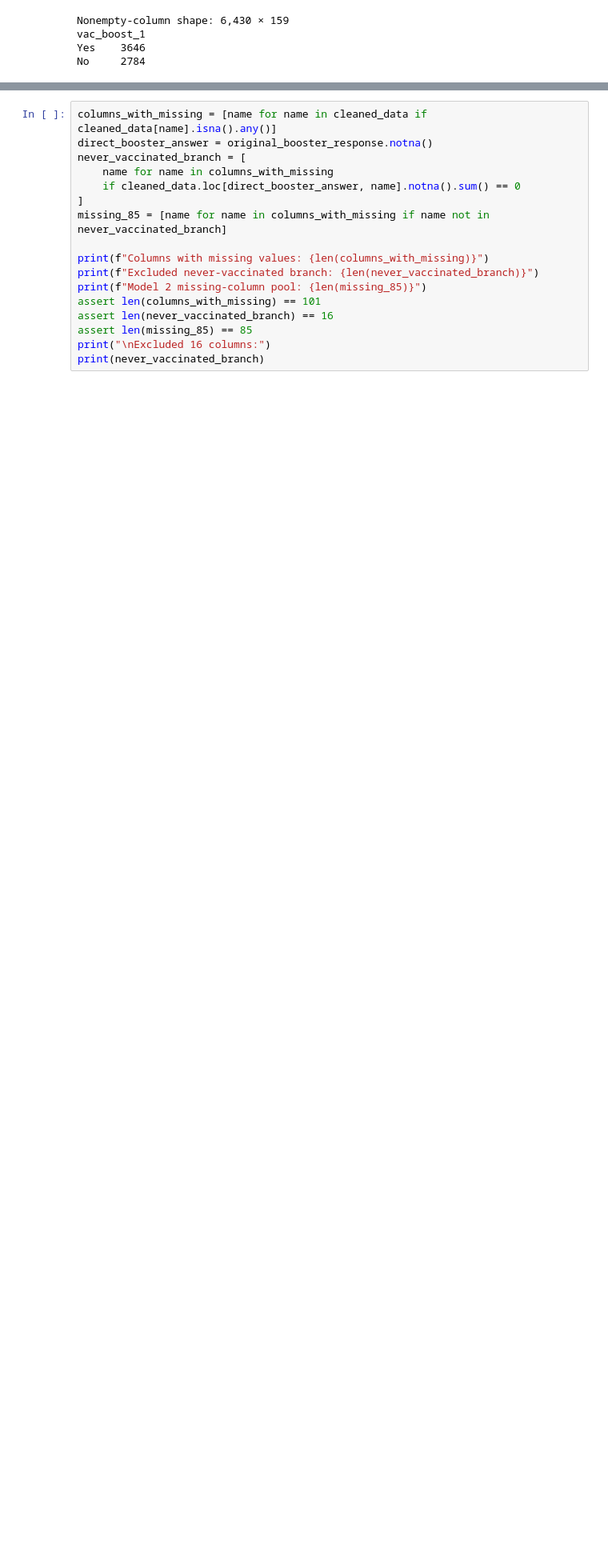
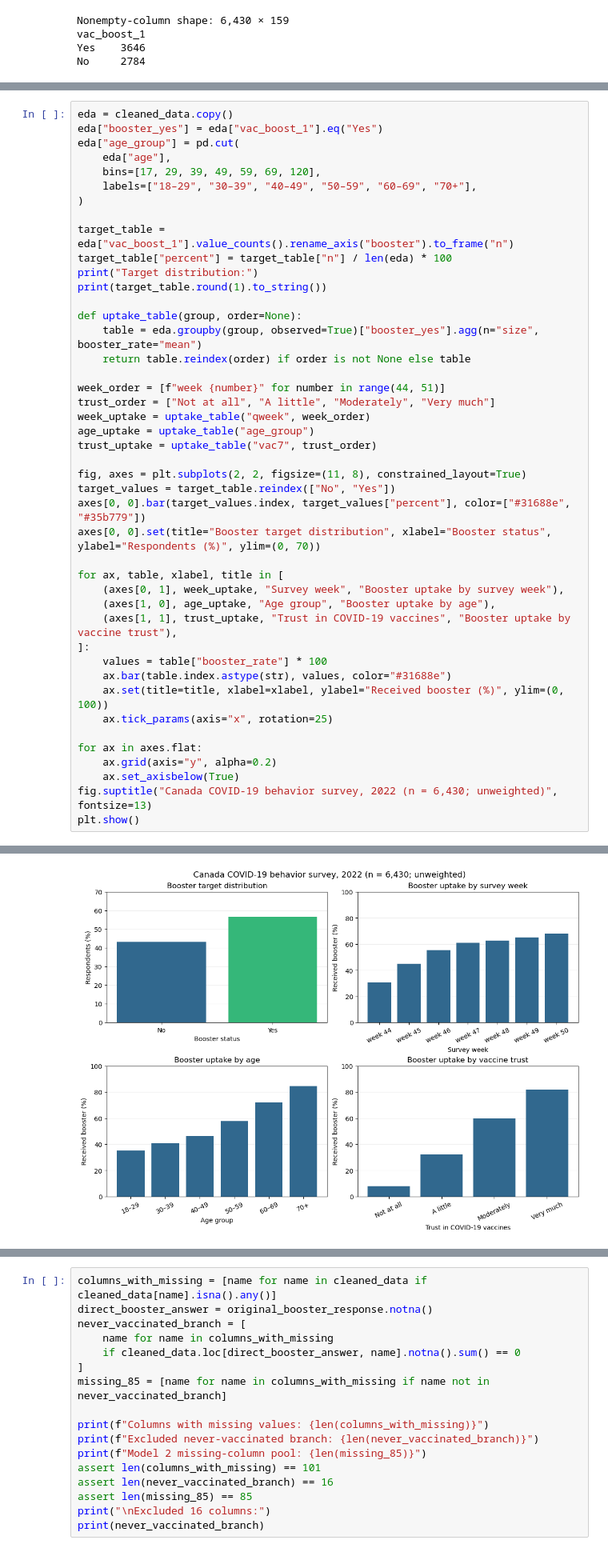
Before and after one commit to jimmyrua/8413-ML-GA1, a Jupyter notebook: GA1_model_2_missing_values.ipynb, the cells around one changed output, grey strips where cells are left out. Shown at 80% size. Drawn from its saved outputs; the diff is of its cells as text; blank space fills up the shorter version.

```diff
--- a/GA1_model_2_missing_values.ipynb
+++ b/GA1_model_2_missing_values.ipynb
@@ -50,0 +58,45 @@ No     2784
+# %%
+eda = cleaned_data.copy()
+eda["booster_yes"] = eda["vac_boost_1"].eq("Yes")
+eda["age_group"] = pd.cut(
+    eda["age"],
+    bins=[17, 29, 39, 49, 59, 69, 120],
+    labels=["18–29", "30–39", "40–49", "50–59", "60–69", "70+"],
+)
+
+target_table = eda["vac_boost_1"].value_counts().rename_axis("booster").to_frame("n")
+target_table["percent"] = target_table["n"] / len(eda) * 100
+print("Target distribution:")
+print(target_table.round(1).to_string())
+
+def uptake_table(group, order=None):
+    table = eda.groupby(group, observed=True)["booster_yes"].agg(n="size", booster_rate="mean")
+    return table.reindex(order) if order is not None else table
+
+week_order = [f"week {number}" for number in range(44, 51)]
+trust_order = ["Not at all", "A little", "Moderately", "Very much"]
+week_uptake = uptake_table("qweek", week_order)
+age_uptake = uptake_table("age_group")
+trust_uptake = uptake_table("vac7", trust_order)
+
+fig, axes = plt.subplots(2, 2, figsize=(11, 8), constrained_layout=True)
+target_values = target_table.reindex(["No", "Yes"])
+axes[0, 0].bar(target_values.index, target_values["percent"], color=["#31688e", "#35b779"])
+axes[0, 0].set(title="Booster target distribution", xlabel="Booster status", ylabel="Respondents (%)", ylim=(0, 70))
+
+for ax, table, xlabel, title in [
+    (axes[0, 1], week_uptake, "Survey week", "Booster uptake by survey week"),
+    (axes[1, 0], age_uptake, "Age group", "Booster uptake by age"),
+    (axes[1, 1], trust_uptake, "Trust in COVID-19 vaccines", "Booster uptake by vaccine trust"),
+]:
+    values = table["booster_rate"] * 100
+    ax.bar(table.index.astype(str), values, color="#31688e")
+    ax.set(title=title, xlabel=xlabel, ylabel="Received booster (%)", ylim=(0, 100))
+    ax.tick_params(axis="x", rotation=25)
+
+for ax in axes.flat:
+    ax.grid(axis="y", alpha=0.2)
+    ax.set_axisbelow(True)
+fig.suptitle("Canada COVID-19 behavior survey, 2022 (n = 6,430; unweighted)", fontsize=13)
+plt.show()
+# %% [output]
@@ -50,0 +108 @@ No     2784
+[figure, added]
```
Also changed, not shown: parts of 27 cells of this notebook.
